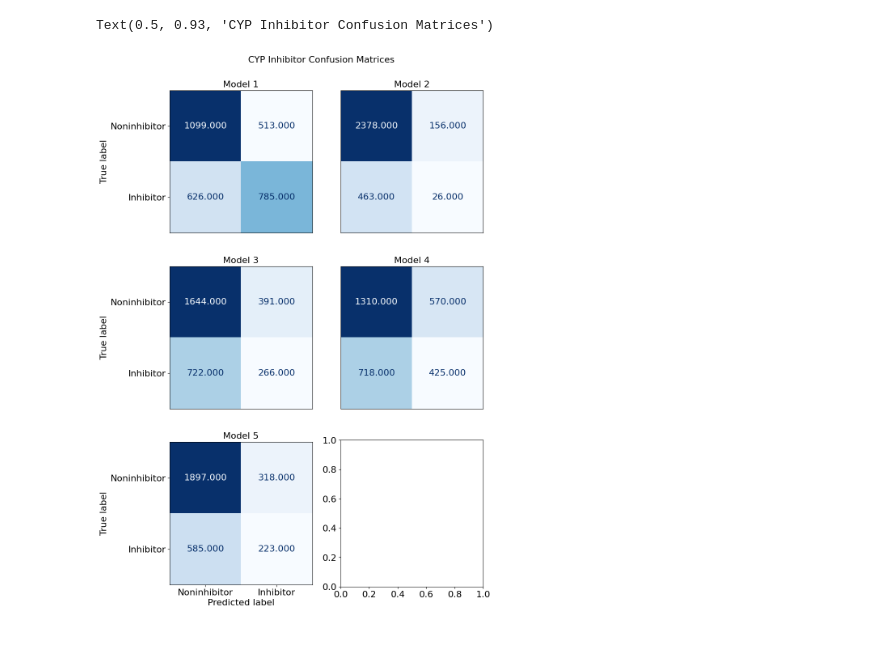
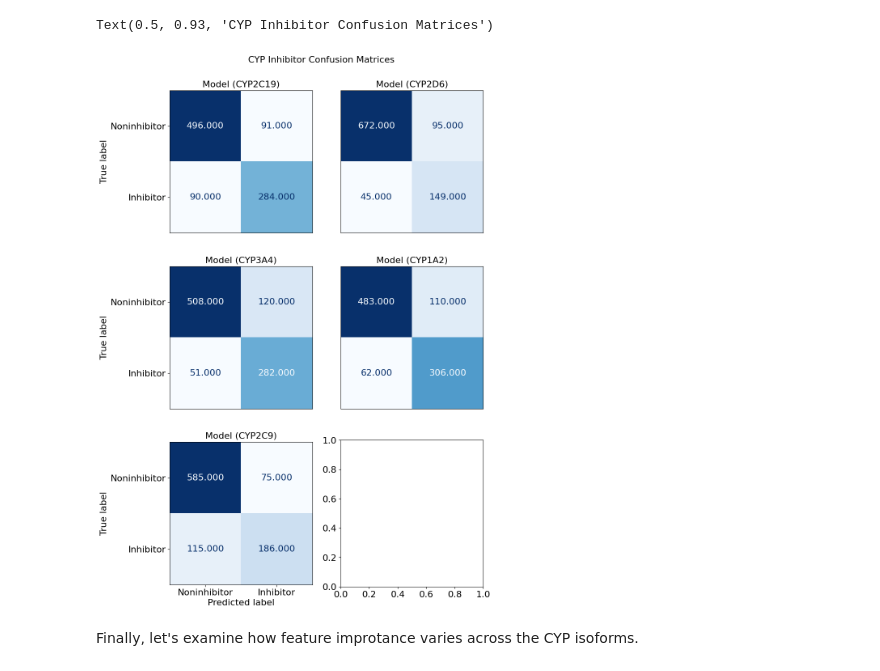
Before and after one commit to nrflynn2/ml-drug-discovery, a Jupyter notebook: CH05_FLYNN_ML4DD.ipynb, the cells around one changed output. Cells and saved outputs as stored; diff of their text form; code cells hidden in the pictures; blank space fills up the shorter version.

```diff
--- a/CH05_FLYNN_ML4DD.ipynb
+++ b/CH05_FLYNN_ML4DD.ipynb
@@ -610,0 +1231,9 @@ rf_y_pred_proba = rf_clf.predict_proba(np.array(X_test.values.tolist()))
+# %%
+# Generate fingerprints
+cyp_inhibitor_df['fingerprints'] = cyp_inhibitor_df['Molecule'].apply(
+    lambda m: compute_fingerprint(m, 2, 2048) if m is not None else None
+)
+
+# Drop any rows with invalid fingerprints
+cyp_inhibitor_df = cyp_inhibitor_df.dropna(subset=['fingerprints'])
+print(f"After dropping invalid fingerprints: {len(cyp_inhibitor_df)} compounds")
@@ -610,0 +1287,25 @@ rf_y_pred_proba = rf_clf.predict_proba(np.array(X_test.values.tolist()))
+# %%
+# Initialize logistic regression model
+base_lr = LogisticRegression(max_iter=200, class_weight='balanced', n_jobs=-1)
+multilabel_lr = MultiOutputClassifier(base_lr)
+
+# Train the model
+print("Training Logistic Regression model...")
+multilabel_lr.fit(X_train, y_train)
+
+# Get predictions
+lr_pred_proba = multilabel_lr.predict_proba(X_test)
+
+# Calculate per-class PR AUC for LR
+lr_pr_aucs = []
+for i, cyp in enumerate(cyp_isoforms):
+    # Extract predicted probabilities for the positive class
+    lr_probs = lr_pred_proba[i][:, 1]
+    # Calculate PR AUC
+    lr_pr_auc = average_precision_score(y_test[:, i], lr_probs)
+    lr_pr_aucs.append(lr_pr_auc)
+    print(f"Logistic Regression PR AUC for {cyp}: {lr_pr_auc:.3f}")
+
+# Calculate average PR AUC across all CYP isoforms
+lr_avg_pr_auc = np.mean(lr_pr_aucs)
+print(f"Average Logistic Regression PR AUC: {lr_avg_pr_auc:.3f}")
@@ -666,4 +1424,5 @@ weighted avg       0.25      0.17      0.20      1570
 # %%
+lr_y_pred = multilabel_lr.predict(X_test)
 print(f"LR Coverage Error: {coverage_error(y_test, lr_y_pred):.3f}")
 print(f"RF Coverage Error: {coverage_error(y_test, rf_y_pred):.3f}")
 # %% [output]
@@ -689,7 +1448,7 @@ values_format = ".3f"
 
 f, axes = plt.subplots(3, 2, figsize=(10, 16))
 
-axes[0, 0].set_title("Model 1", size=title_size)
+axes[0, 0].set_title("Model (CYP2C19)", size=title_size)
 ConfusionMatrixDisplay(confusion_matrix=lr_ml_conf_mx[0], display_labels=display_labels).plot(
     include_values=True, cmap=cmap, ax=axes[0, 0], colorbar=colorbar, values_format=values_format)
 
@@ -698,40 +1457,42 @@ axes[0, 0].set_xlabel('')
 axes[0, 0].tick_params(axis='x', which='both', bottom=False, top=False, labelbottom=False)
 
 
-axes[0, 1].set_title("Model 2", size=title_size)
+axes[0, 1].set_title("Model (CYP2D6)", size=title_size)
 ConfusionMatrixDisplay(confusion_matrix=lr_ml_conf_mx[1], display_labels=display_labels).plot(
     include_values=True, cmap=cmap, ax=axes[0, 1], colorbar=colorbar, values_format=values_format)
 
 axes[0, 1].xaxis.set_ticklabels(['', ''])
 axes[0, 1].yaxis.set_ticklabels(['', ''])
 axes[0, 1].set_xlabel('')
 axes[0, 1].set_ylabel('')
 axes[0, 1].tick_params(axis='both', which='both', bottom=False, left=False)
 
-axes[1, 0].set_title("Model 3", size=title_size)
+axes[1, 0].set_title("Model (CYP3A4)", size=title_size)
 ConfusionMatrixDisplay(confusion_matrix=lr_ml_conf_mx[2], display_labels=display_labels).plot(
     include_values=True, cmap=cmap, ax=axes[1, 0], colorbar=colorbar, values_format=values_format)
 
 # Remove x-axis labels and ticks
 axes[1, 0].xaxis.set_ticklabels(['', ''])
 axes[1, 0].set_xlabel('')
 axes[1, 0].tick_params(axis='x', which='both', bottom=False)
 
-axes[1, 1].set_title("Model 4", size=title_size)
+axes[1, 1].set_title("Model (CYP1A2)", size=title_size)
 ConfusionMatrixDisplay(confusion_matrix=lr_ml_conf_mx[3], display_labels=display_labels).plot(
     include_values=True, cmap=cmap, ax=axes[1, 1], colorbar=colorbar, values_format=values_format)
 
 axes[1, 1].xaxis.set_ticklabels(['', ''])
 axes[1, 1].yaxis.set_ticklabels(['', ''])
 axes[1, 1].set_xlabel('')
 axes[1, 1].set_ylabel('')
 axes[1, 1].tick_params(axis='both', which='both',bottom=False, left=False)
 
-axes[2, 0].set_title("Model 5", size=title_size)
+axes[2, 0].set_title("Model (CYP2C9)", size=title_size)
 ConfusionMatrixDisplay(confusion_matrix=lr_ml_conf_mx[4], display_labels=display_labels).plot(
     include_values=True, cmap=cmap, ax=axes[2, 0], colorbar=colorbar, values_format=values_format)
 
 f.suptitle("CYP Inhibitor Confusion Matrices", size=title_size, y=0.93)
 # %% [output]
 Text(0.5, 0.93, 'CYP Inhibitor Confusion Matrices')
-[figure, old version]
+[figure, new version]
+# %% [markdown]
+Finally, let's examine how feature improtance varies across the CYP isoforms.
```
Also changed, not shown: parts of 162 cells of this notebook, 26 other files.
